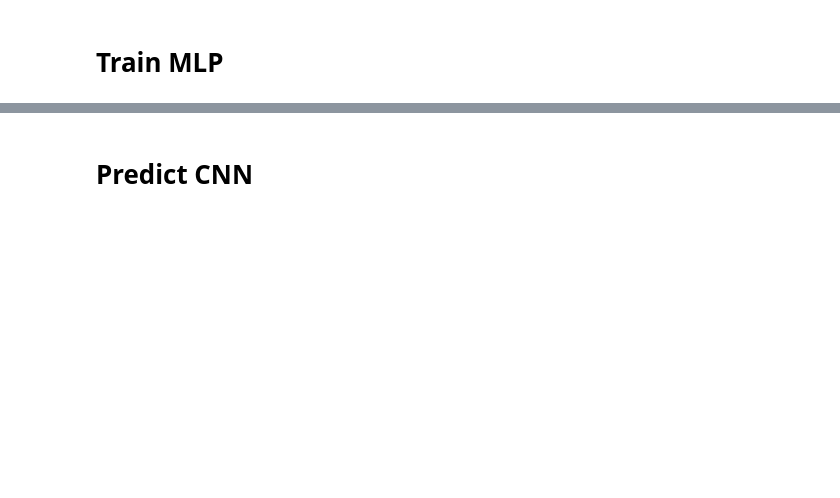
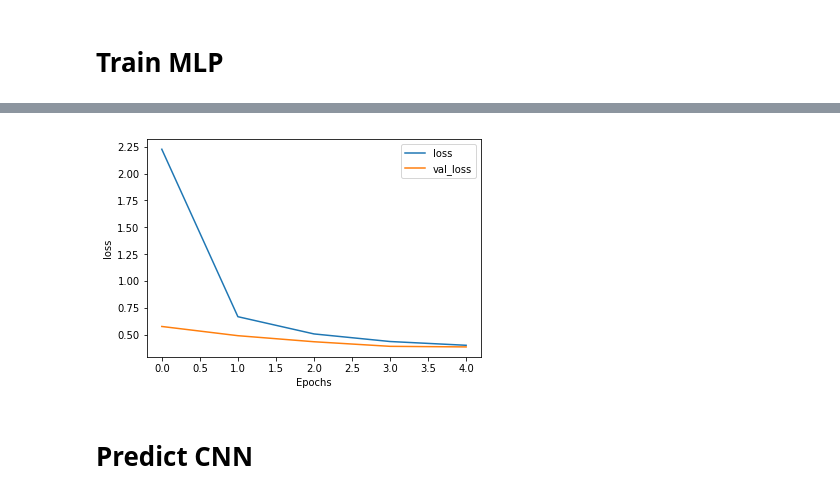
Before and after one commit to kshitij1489/review_classification, a Jupyter notebook: Glassdoor.ipynb, the cells around one changed output, grey strips where cells are left out. Cells and saved outputs as stored; diff of their text form; code cells hidden in the pictures; blank space fills up the shorter version.

```diff
--- a/Glassdoor.ipynb
+++ b/Glassdoor.ipynb
@@ -85,3 +106,7 @@ Epoch 5/5
+# %%
+plot_graphs(history_mlp, 'loss')
+# %% [output]
+[figure, added]
 # %%
 data_pros_cons = pickle.load( open( "gdr_assignment_pros_cons.pkl", "rb" ))
 blocks = extract_text_blocks(data_pros_cons.iloc[10,0])
```
Also changed, not shown: parts of 17 cells of this notebook, 1 other file.
